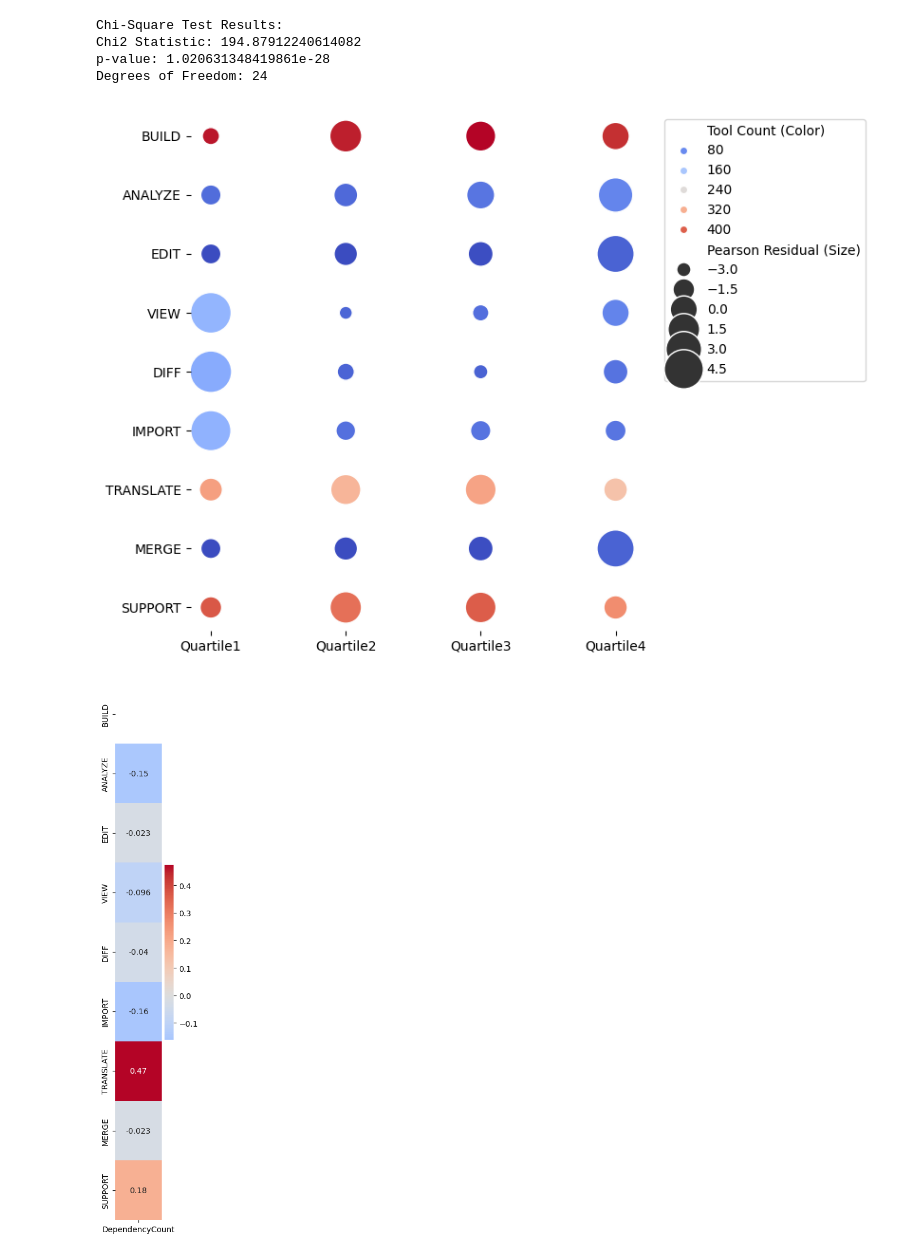
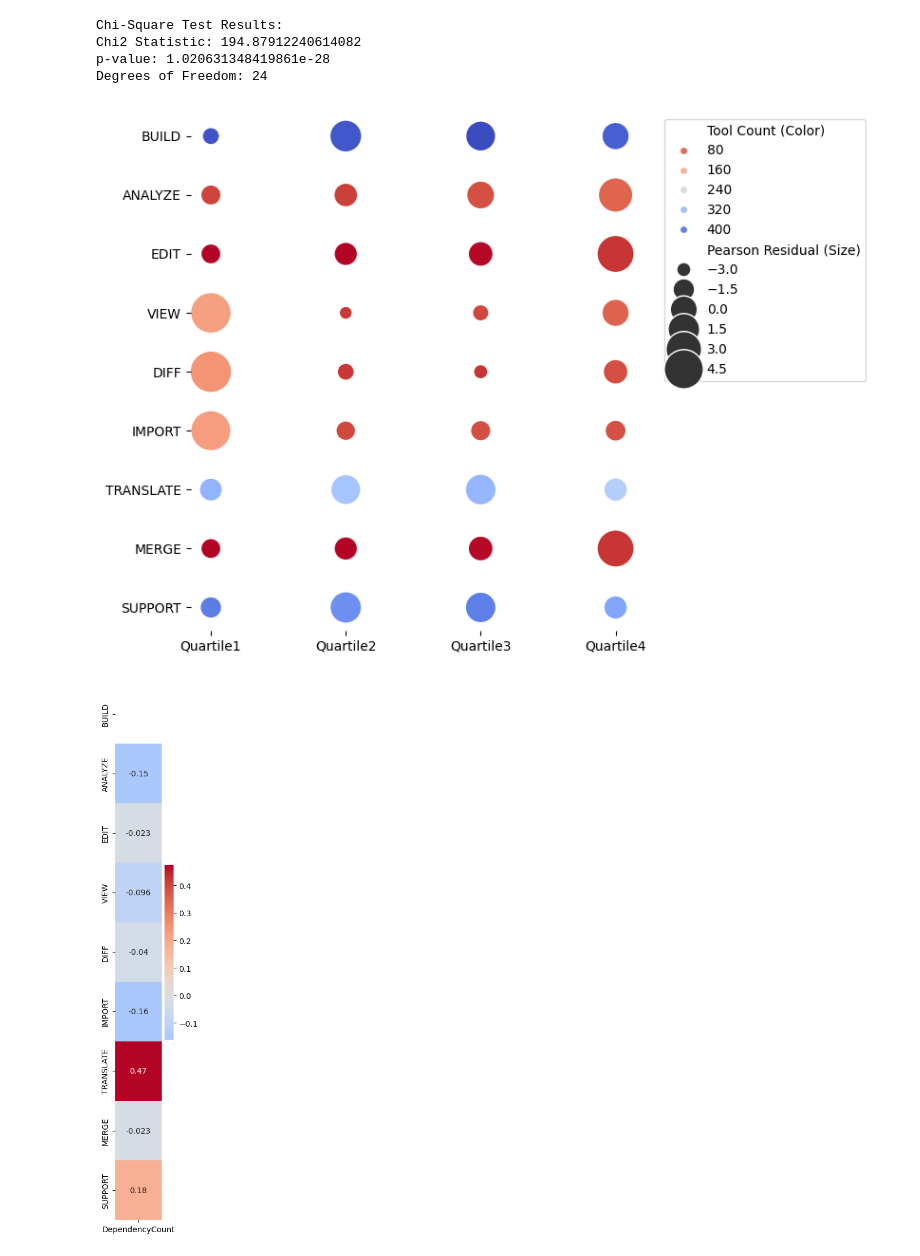
Before and after one commit to SAILResearch/wip-24-ali-sbom-emse, a Jupyter notebook: RQ4-project/analysis.ipynb, the cells around one changed output. Saved outputs shown, nothing was run; the diff lists cells and outputs as text; code cells hidden in the pictures.

```diff
--- a/RQ4-project/analysis.ipynb
+++ b/RQ4-project/analysis.ipynb
@@ -140,35 +140,35 @@ scatter = sns.scatterplot(
     data=scatter_data,
     x='Quartile',
     y='SBOM_operation',
     size='Pearson residual',
     hue='Count',
-    palette='coolwarm',
+    palette='coolwarm_r',
     sizes=(100, 1000),
     legend='brief'
 )
 
 # Add titles and labels
 plt.xlabel('')
 plt.ylabel('')
 
 # Adjust the aspect ratio to make columns narrower
 sns.despine(left=True, bottom=True)
 plt.tight_layout()
 
 # Modify legend text
 handles, labels = scatter.get_legend_handles_labels()
 labels[0] = 'Tool Count (Color)'
 labels[6] = 'Pearson Residual (Size)'
 plt.legend(handles=handles, labels=labels, bbox_to_anchor=(1.05, 1), loc='upper left')
 
 plt.savefig("scatter_heatmap_SBOM_operations_quartiles.pdf", format='pdf', bbox_inches='tight')
 plt.show()
 # %% [output]
 Chi-Square Test Results:
 Chi2 Statistic: 194.87912240614082
 p-value: 1.020631348419861e-28
 Degrees of Freedom: 24
-[figure, old version]
+[figure, new version]
 # %%
 import pandas as pd
 
```
Also changed, not shown: 1 other file.
